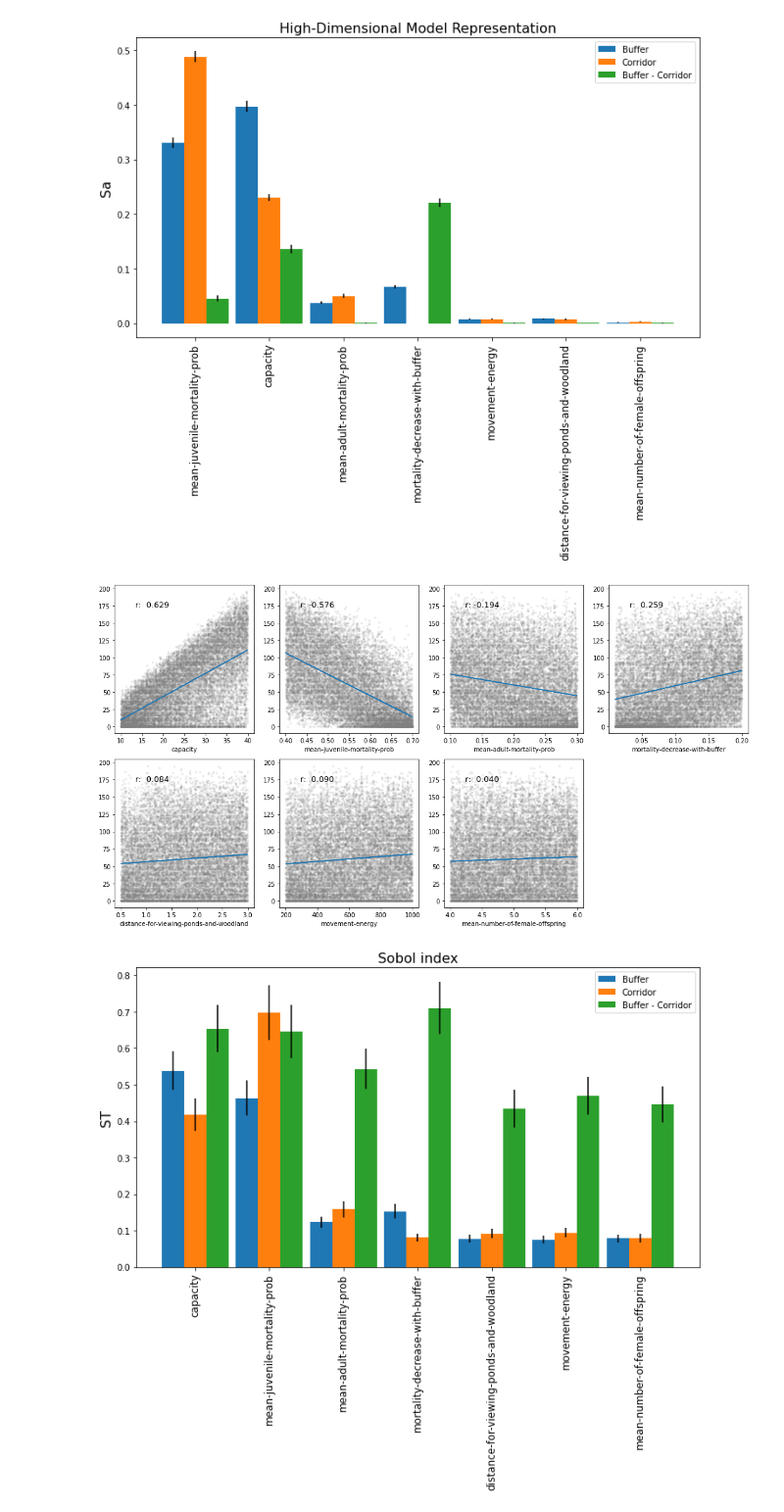
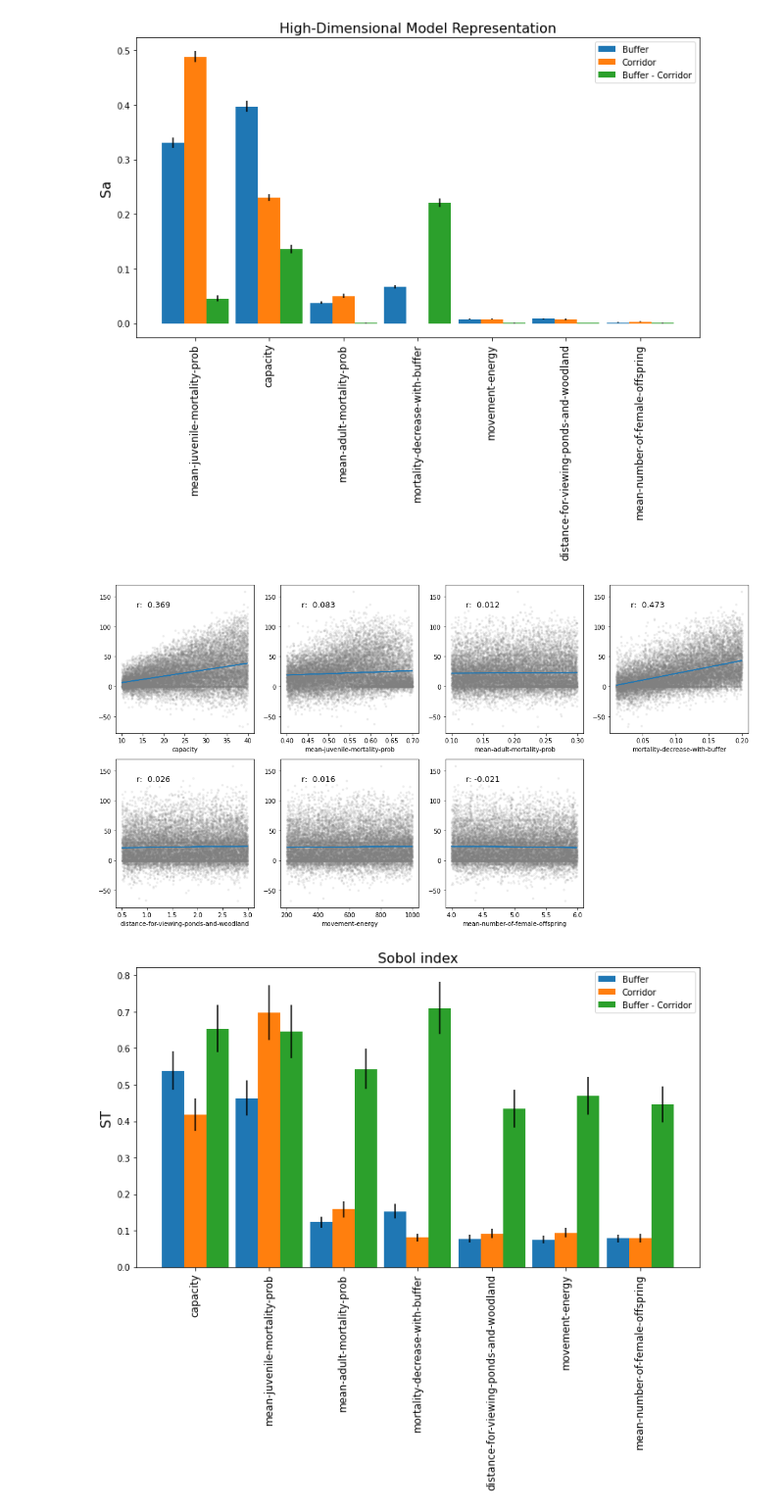
Before and after one commit to FelixNoessler/Buffers-or-corridors-for-great-crested-newts, a Jupyter notebook: model analysis/sensitivity_analysis/16384runs_7parameter/scripts/sensitivity.ipynb, the cells around one changed output. Shown at 98% size. Drawn from its saved outputs; the diff is of its cells as text; code cells hidden in the pictures.

Commit message:
add difference of scenario- correlation plots

```diff
--- a/model analysis/sensitivity_analysis/16384runs_7parameter/scripts/sensitivity.ipynb
+++ b/model analysis/sensitivity_analysis/16384runs_7parameter/scripts/sensitivity.ipynb
@@ -103,28 +103,28 @@ plt.savefig('../results/hdmr.svg');
 # %%
 plt.figure(figsize=(15,8))
 
-scenario = 'buffer'
+scenario = 'diff' # newts_corridor, newts_buffer
 
-y = results[f'newts_{scenario}']
+y = results[f'{scenario}']
 for i in range(7):
     plt.subplot(2,4,i+1)
     plt.xlabel(problem['names'][i])
 
     x = param_values.iloc[:,i]
     plt.plot(x,y, '.', alpha=0.1, color='gray')
 
     coef = np.polyfit(x,y,1)
     poly1d_fn = np.poly1d(coef)
     plt.plot(x, poly1d_fn(x), '-')
 
     pearson = scipy.stats.pearsonr(x, y)
     plt.annotate("r: {:6.3f}".format(pearson[0]), xy=(0.15, 0.85), xycoords='axes fraction',fontsize=13)
     #print(pearson[1])
 
 plt.tight_layout()
 plt.savefig(f'../results/corr_{scenario}.png')
 # %% [output]
-[figure, old version]
+[figure, new version]
 # %%
 y = results['newts_buffer'].values
 Si_buffer = sobol.analyze(problem, y, calc_second_order=True, print_to_console=False)
```
Also changed, not shown: 6 other files.
